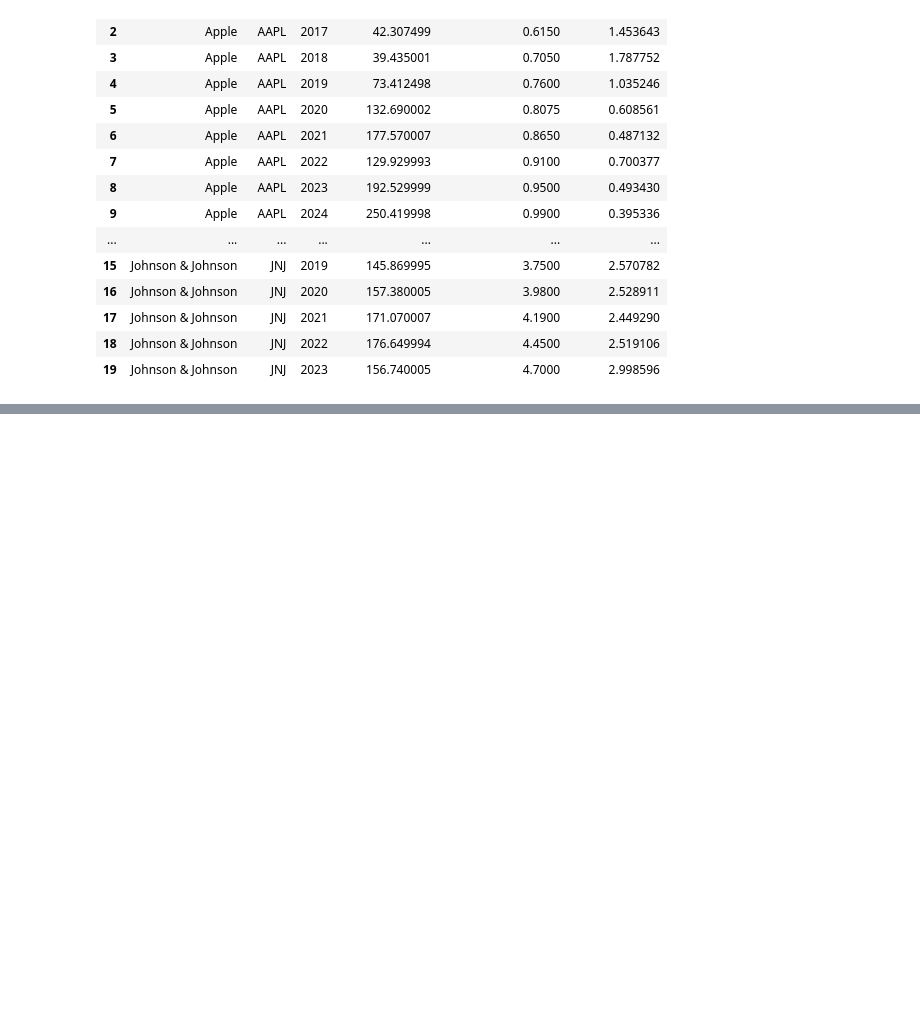
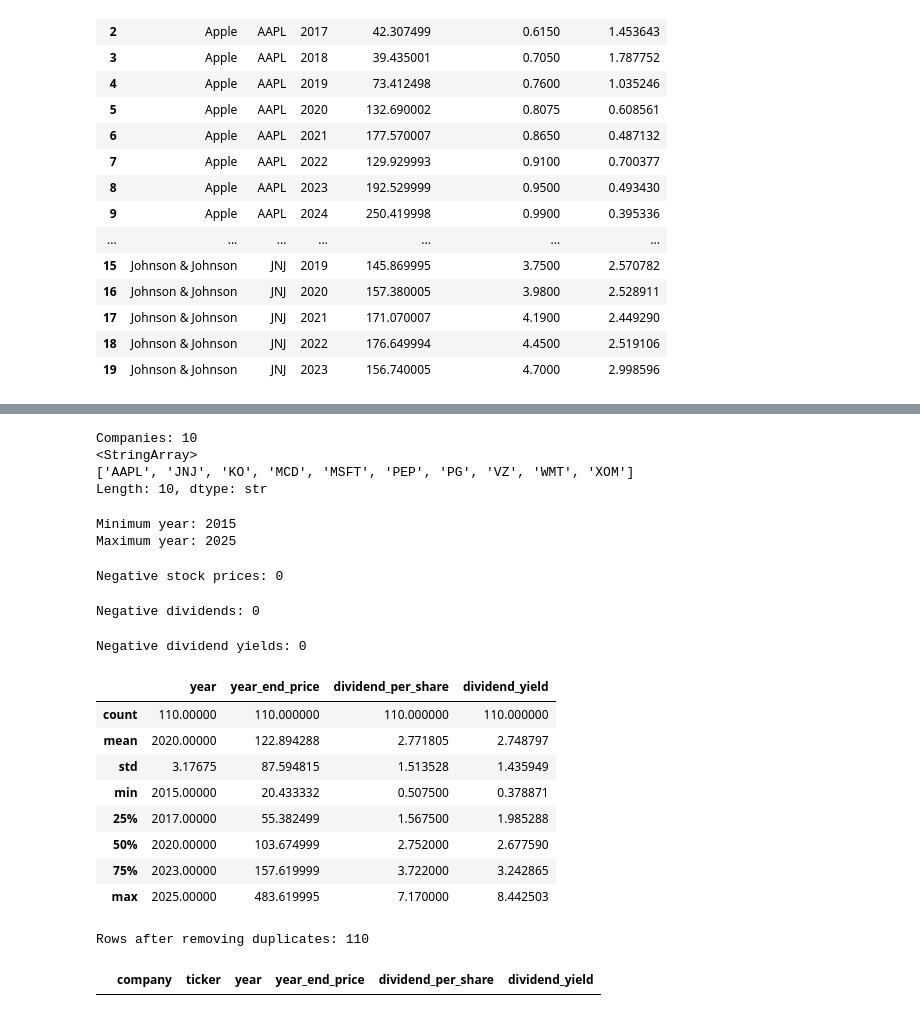
Before and after one commit to Jenniskamboj/Dividend-Puzzle-Analyzer, a Jupyter notebook: notebooks/01_data_understanding.ipynb, the cells around one changed output, grey strips where cells are left out. Drawn from its saved outputs; the diff is of its cells as text; code cells hidden in the pictures; blank space fills up the shorter version.

Commit message:
Day 6: Clean and validate financial dataset

```diff
--- a/notebooks/01_data_understanding.ipynb
+++ b/notebooks/01_data_understanding.ipynb
@@ -541,3 +541,11 @@ all_data.to_csv(
     "../datasets/raw/all_companies_market_dividend_data.csv",
     index=False
 )
+# %%
+import pandas as pd
+
+data = pd.read_csv(
+    "../datasets/raw/all_companies_market_dividend_data.csv"
+)
+
+data.head()
@@ -543,0 +607,54 @@ all_data.to_csv(
+# %%
+print("Companies:", data["ticker"].nunique())
+print(data["ticker"].unique())
+# %% [output]
+Companies: 10
+<StringArray>
+['AAPL', 'JNJ', 'KO', 'MCD', 'MSFT', 'PEP', 'PG', 'VZ', 'WMT', 'XOM']
+Length: 10, dtype: str
+# %%
+print(
+    "Minimum year:",
+    data["year"].min()
+)
+
+print(
+    "Maximum year:",
+    data["year"].max()
+)
+# %% [output]
+Minimum year: 2015
+Maximum year: 2025
+# %%
+print(
+    "Negative stock prices:",
+    (data["year_end_price"] < 0).sum()
+)
+# %% [output]
+Negative stock prices: 0
+# %%
+print(
+    "Negative dividends:",
+    (data["dividend_per_share"] < 0).sum()
+)
+# %% [output]
+Negative dividends: 0
+# %%
+print(
+    "Negative dividend yields:",
+    (data["dividend_yield"] < 0).sum()
+)
+# %% [output]
+Negative dividend yields: 0
+# %%
+data.describe()
+# %% [output]
+|  | year | year_end_price | dividend_per_share | dividend_yield |
+| count | 110.00000 | 110.000000 | 110.000000 | 110.000000 |
+| mean | 2020.00000 | 122.894288 | 2.771805 | 2.748797 |
+| std | 3.17675 | 87.594815 | 1.513528 | 1.435949 |
+| min | 2015.00000 | 20.433332 | 0.507500 | 0.378871 |
+| 25% | 2017.00000 | 55.382499 | 1.567500 | 1.985288 |
+| 50% | 2020.00000 | 103.674999 | 2.752000 | 2.677590 |
+| 75% | 2023.00000 | 157.619999 | 3.722000 | 3.242865 |
+| max | 2025.00000 | 483.619995 | 7.170000 | 8.442503 |
@@ -543,0 +681,10 @@ all_data.to_csv(
+# %%
+data = data.drop_duplicates()
+
+print("Rows after removing duplicates:", len(data))
+# %% [output]
+Rows after removing duplicates: 110
+# %%
+data[data.isnull().any(axis=1)]
+# %% [output]
+|  | company | ticker | year | year_end_price | dividend_per_share | dividend_yield |
```
Also changed, not shown: parts of 14 cells of this notebook, 2 other files.
